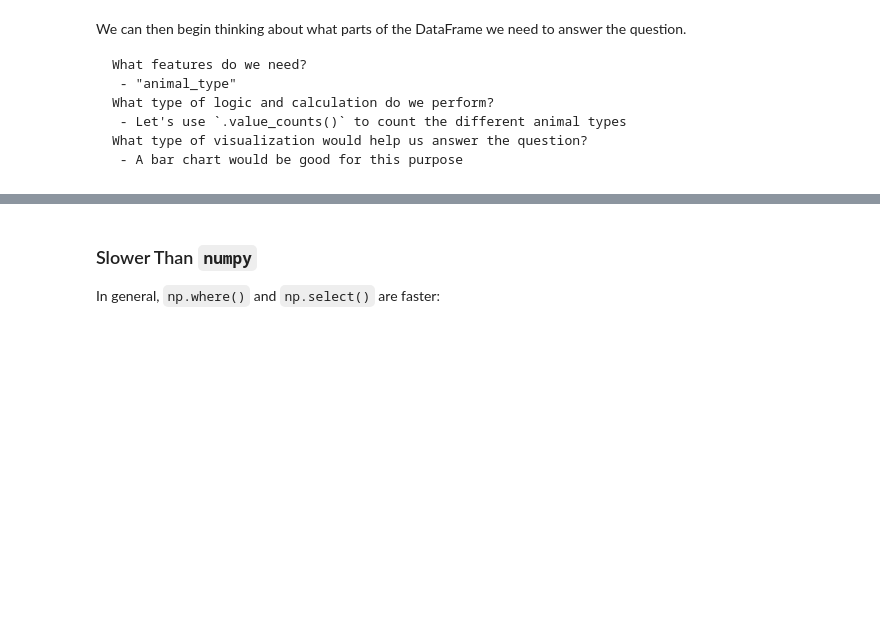
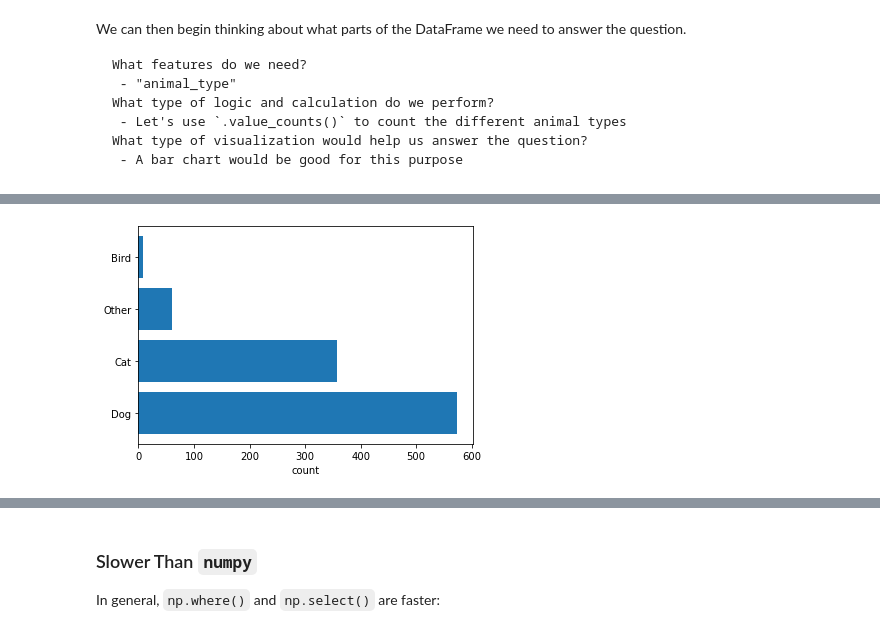
Before and after one commit to smashley-eakland/ds-pandas_data_cleaning-opw32, a Jupyter notebook: pandas2.ipynb, the cells around one changed output, grey strips where cells are left out. Cells and saved outputs as stored; diff of their text form; code cells hidden in the pictures; blank space fills up the shorter version.

```diff
--- a/pandas2.ipynb
+++ b/pandas2.ipynb
@@ -65,6 +129,8 @@ animals['animal_type'].value_counts()
 # %%
 fig, ax = plt.subplots()
 
 ax.barh(animals['animal_type'].value_counts().index,
-        width=animals['animal_type'].value_counts())
+        width=animals['animal_type'].value_counts().values)
 ax.set_xlabel('count');
+# %% [output]
+[figure, added]
```
Also changed, not shown: parts of 64 cells of this notebook.
